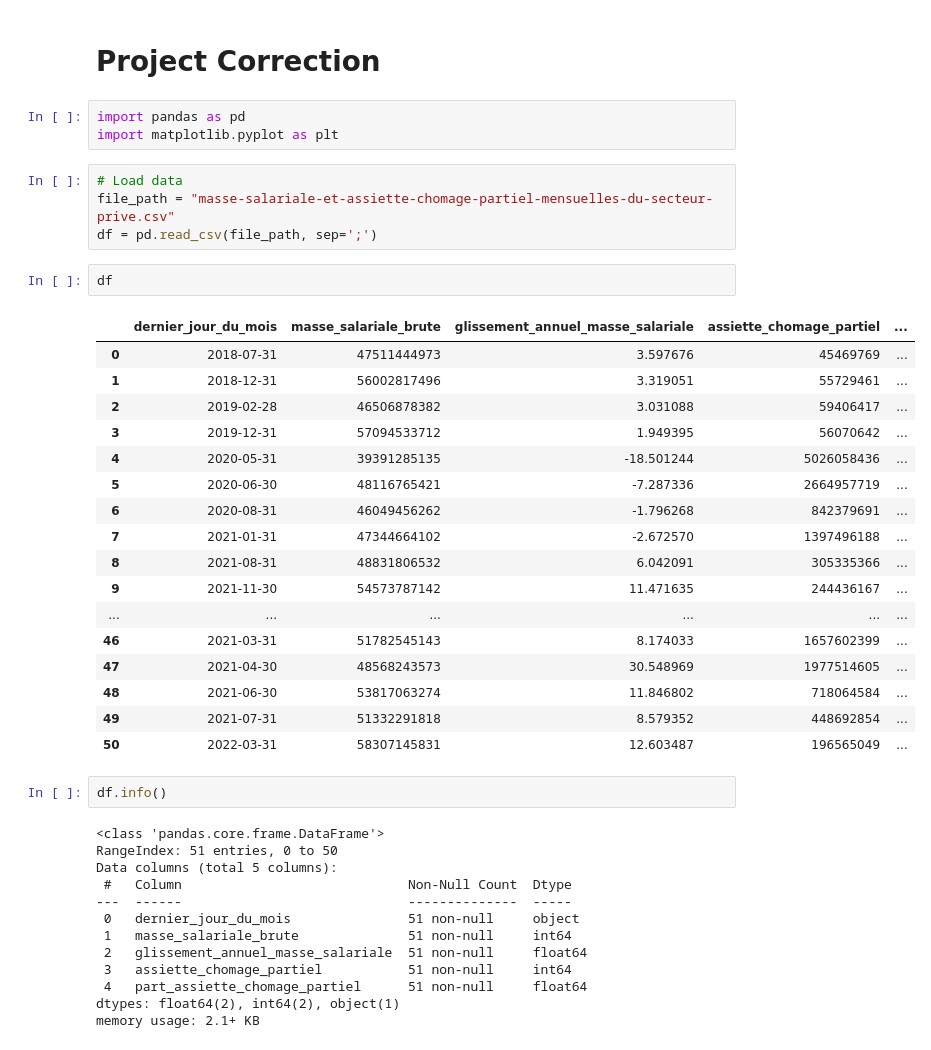
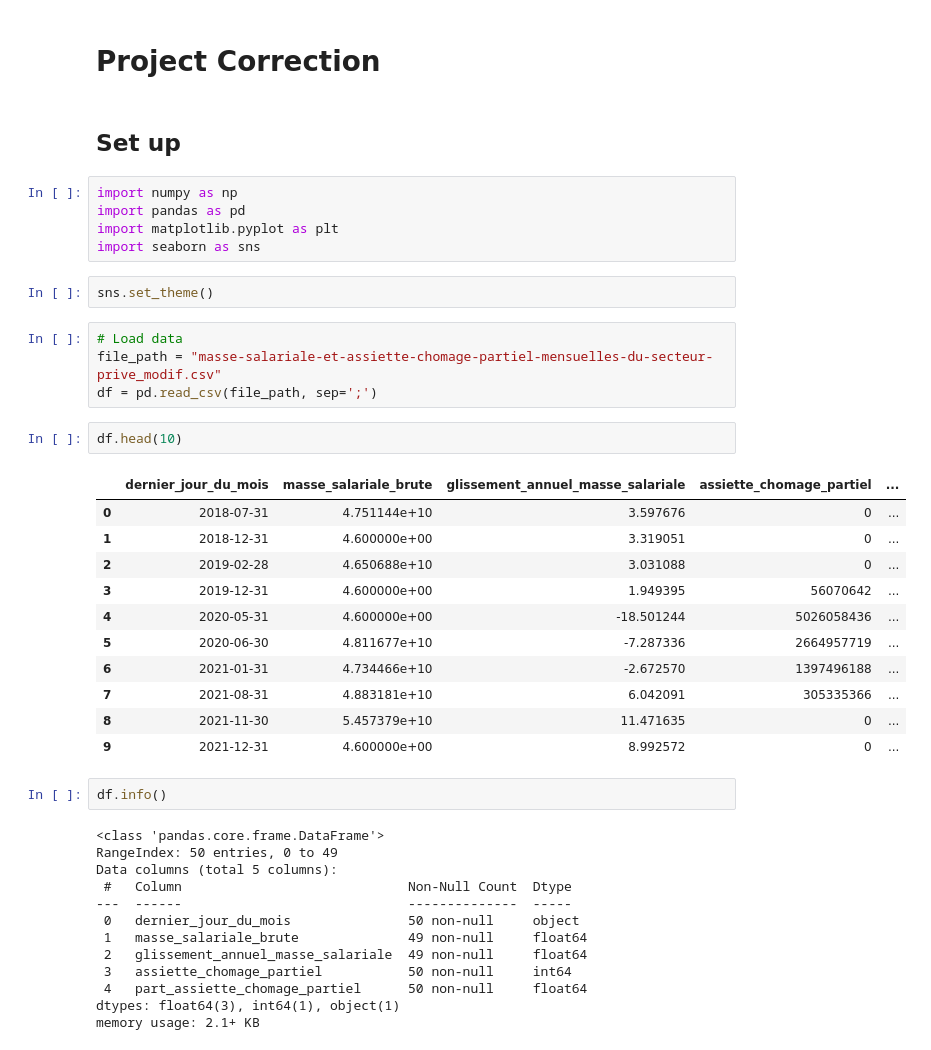
Before and after one commit to AlexisBogroff/Sorbonne_Data_Science_Workshop, a Jupyter notebook: src/Project_correction.ipynb, the cells around one changed output. Cells and saved outputs as stored; diff of their text form.

```diff
--- a/src/Project_correction.ipynb
+++ b/src/Project_correction.ipynb
@@ -1,46 +1,46 @@
 # %% [markdown]
 # Project Correction
+# %% [markdown]
+## Set up
 # %%
+import numpy as np
 import pandas as pd
 import matplotlib.pyplot as plt
+import seaborn as sns
+# %%
+sns.set_theme()
 # %%
 # Load data
-file_path = "masse-salariale-et-assiette-chomage-partiel-mensuelles-du-secteur-prive.csv"
+file_path = "masse-salariale-et-assiette-chomage-partiel-mensuelles-du-secteur-prive_modif.csv"
 df = pd.read_csv(file_path, sep=';')
 # %%
-df
+df.head(10)
 # %% [output]
 |  | dernier_jour_du_mois | masse_salariale_brute | glissement_annuel_masse_salariale | assiette_chomage_partiel | ... |
-| 0 | 2018-07-31 | 47511444973 | 3.597676 | 45469769 | ... |
-| 1 | 2018-12-31 | 56002817496 | 3.319051 | 55729461 | ... |
-| 2 | 2019-02-28 | 46506878382 | 3.031088 | 59406417 | ... |
-| 3 | 2019-12-31 | 57094533712 | 1.949395 | 56070642 | ... |
-| 4 | 2020-05-31 | 39391285135 | -18.501244 | 5026058436 | ... |
-| 5 | 2020-06-30 | 48116765421 | -7.287336 | 2664957719 | ... |
-| 6 | 2020-08-31 | 46049456262 | -1.796268 | 842379691 | ... |
-| 7 | 2021-01-31 | 47344664102 | -2.672570 | 1397496188 | ... |
-| 8 | 2021-08-31 | 48831806532 | 6.042091 | 305335366 | ... |
-| 9 | 2021-11-30 | 54573787142 | 11.471635 | 244436167 | ... |
-| ... | ... | ... | ... | ... | ... |
-| 46 | 2021-03-31 | 51782545143 | 8.174033 | 1657602399 | ... |
-| 47 | 2021-04-30 | 48568243573 | 30.548969 | 1977514605 | ... |
-| 48 | 2021-06-30 | 53817063274 | 11.846802 | 718064584 | ... |
-| 49 | 2021-07-31 | 51332291818 | 8.579352 | 448692854 | ... |
-| 50 | 2022-03-31 | 58307145831 | 12.603487 | 196565049 | ... |
+| 0 | 2018-07-31 | 4.751144e+10 | 3.597676 | 0 | ... |
+| 1 | 2018-12-31 | 4.600000e+00 | 3.319051 | 0 | ... |
+| 2 | 2019-02-28 | 4.650688e+10 | 3.031088 | 0 | ... |
+| 3 | 2019-12-31 | 4.600000e+00 | 1.949395 | 56070642 | ... |
+| 4 | 2020-05-31 | 4.600000e+00 | -18.501244 | 5026058436 | ... |
+| 5 | 2020-06-30 | 4.811677e+10 | -7.287336 | 2664957719 | ... |
+| 6 | 2021-01-31 | 4.734466e+10 | -2.672570 | 1397496188 | ... |
+| 7 | 2021-08-31 | 4.883181e+10 | 6.042091 | 305335366 | ... |
+| 8 | 2021-11-30 | 5.457379e+10 | 11.471635 | 0 | ... |
+| 9 | 2021-12-31 | 4.600000e+00 | 8.992572 | 0 | ... |
 # %%
 df.info()
 # %% [output]
 <class 'pandas.core.frame.DataFrame'>
-RangeIndex: 51 entries, 0 to 50
+RangeIndex: 50 entries, 0 to 49
 Data columns (total 5 columns):
  #   Column                             Non-Null Count  Dtype
 ---  ------                             --------------  -----
- 0   dernier_jour_du_mois               51 non-null     object
- 1   masse_salariale_brute              51 non-null     int64
- 2   glissement_annuel_masse_salariale  51 non-null     float64
- 3   assiette_chomage_partiel           51 non-null     int64
- 4   part_assiette_chomage_partiel      51 non-null     float64
-dtypes: float64(2), int64(2), object(1)
+ 0   dernier_jour_du_mois               50 non-null     object
+ 1   masse_salariale_brute              49 non-null     float64
+ 2   glissement_annuel_masse_salariale  49 non-null     float64
+ 3   assiette_chomage_partiel           50 non-null     int64
+ 4   part_assiette_chomage_partiel      50 non-null     float64
+dtypes: float64(3), int64(1), object(1)
 memory usage: 2.1+ KB
 # %%
 # Cast date_col as datetime and sort
```
Also changed, not shown: parts of 47 cells of this notebook, 8 other files.
